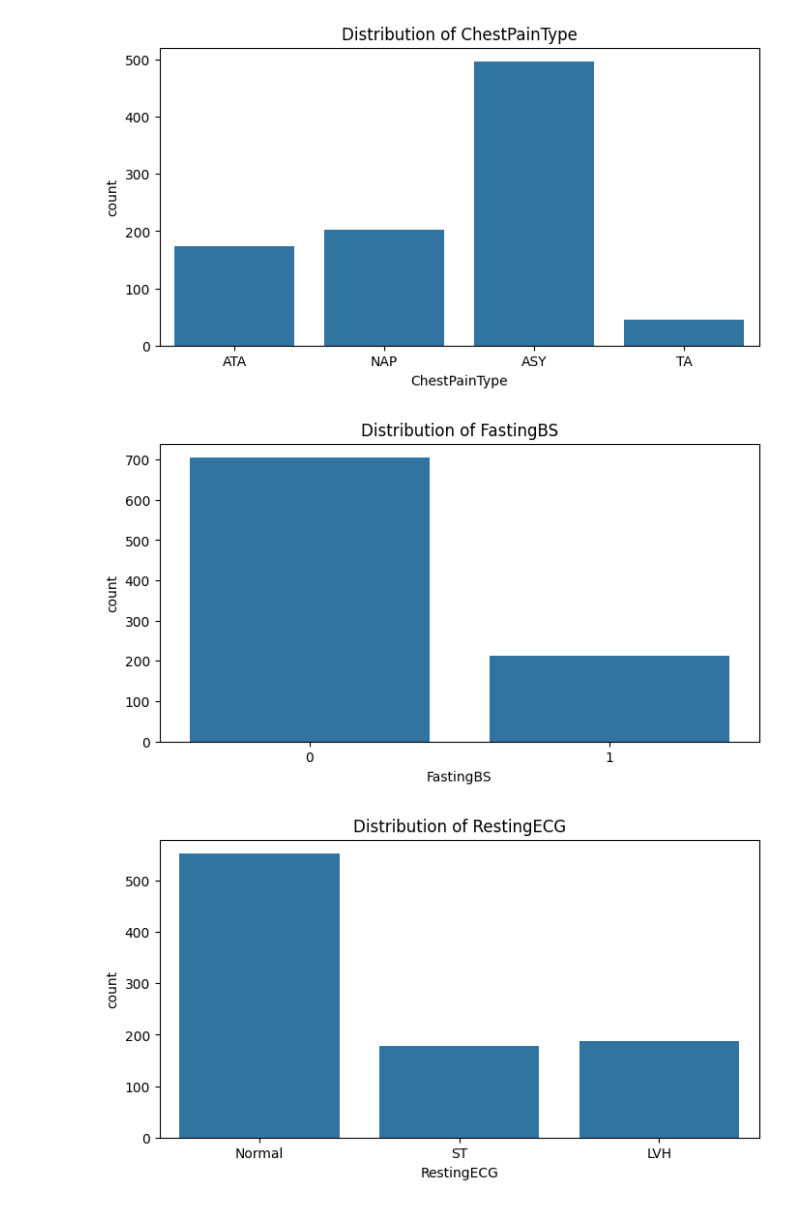
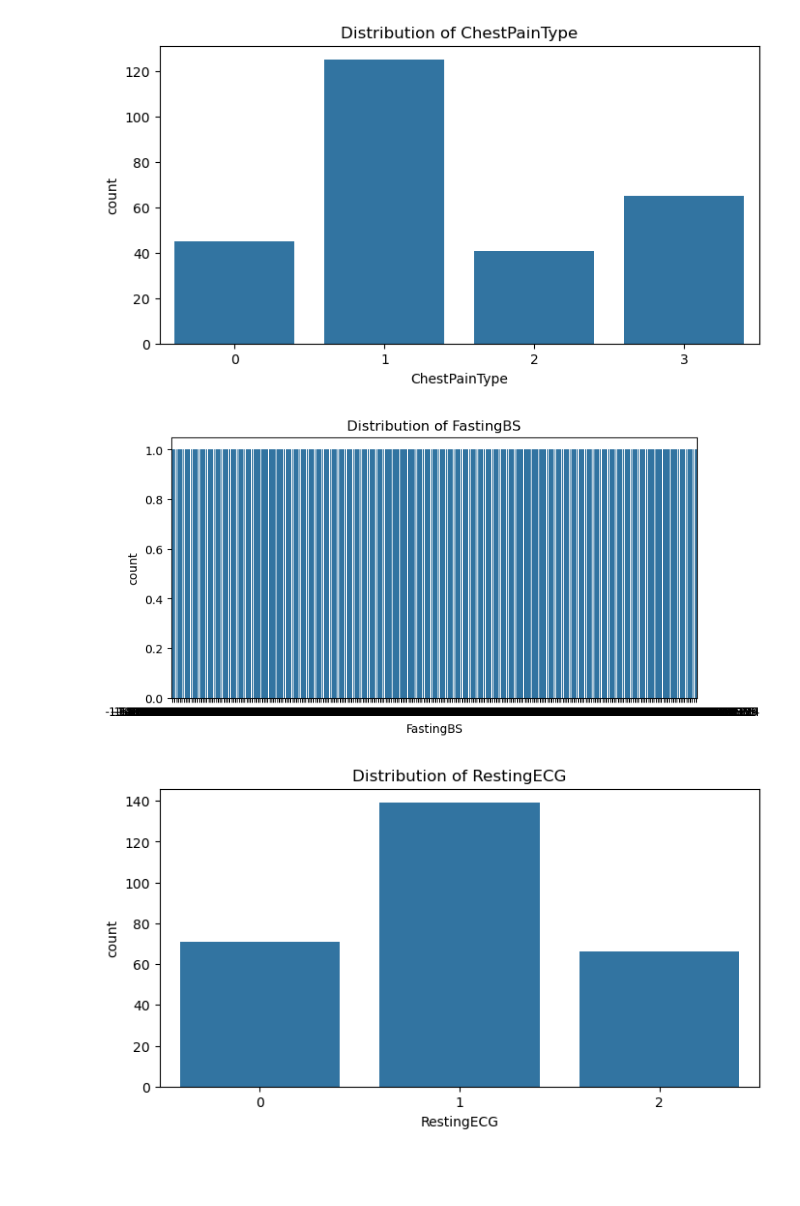
Before and after one commit to sharvari-purighalla/HeartAttackRiskandPrediction, a Jupyter notebook: heart.ipynb, the cells around one changed output. Cells and saved outputs as stored; diff of their text form; code cells hidden in the pictures; blank space fills up the shorter version.

Commit message:
created a synthetic data set

```diff
--- a/heart.ipynb
+++ b/heart.ipynb
@@ -2,7 +2,7 @@
 import pandas as pd
 import numpy as np
 # %%
-data = pd.read_csv('heart.csv')
+data = pd.read_csv('synthetic_heart_data.csv')
 # %%
 data
 # %% [output]
@@ -58,7 +58,7 @@ import seaborn as sns
 import matplotlib.pyplot as plt
 # %%
 # univariate anaylsis -- plotting the distribution of categorical variables
-categorical_features = ['Sex', 'ChestPainType', 'FastingBS', 'RestingECG', 'ExerciseAngina', 'Oldpeak', 'ST_Slope']
+categorical_features = ['Sex', 'ChestPainType', 'FastingBS', 'RestingECG', 'ExerciseAngina', 'ST_Slope']
 
 for feature in categorical_features:
     plt.figure(figsize=(8, 4))
@@ -70,3 +70,3 @@ for feature in categorical_features:
-[figure, old version]
+[figure, new version]
-[figure, old version]
+[figure, new version]
-[figure, old version]
+[figure, new version]
```
Also changed, not shown: parts of 19 cells of this notebook, 3 other files.
